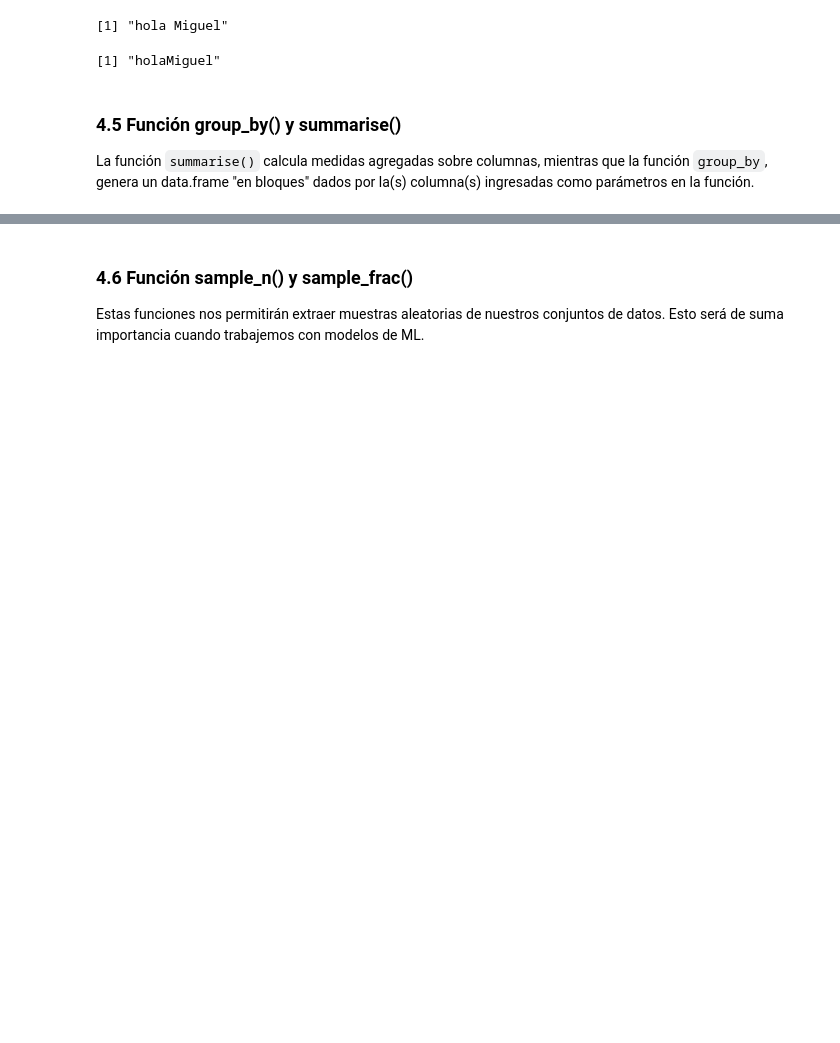
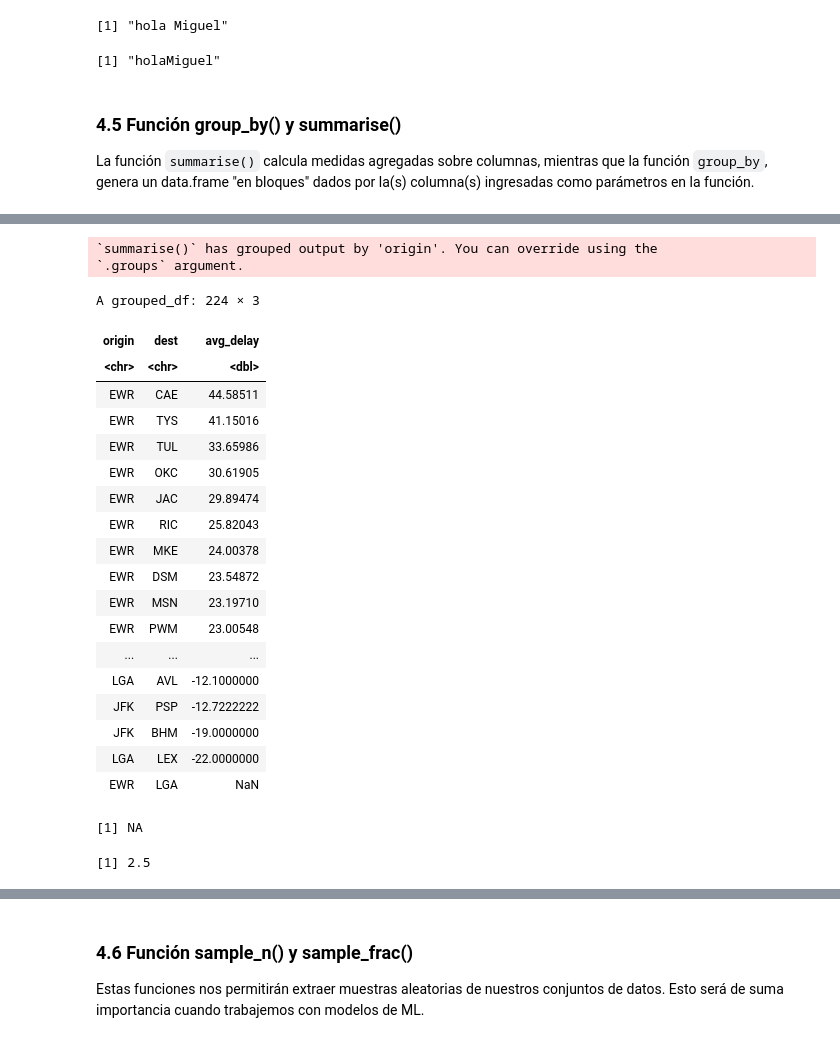
Before and after one commit to crlnpcancino/DBDC_202206_Programacion_en_R_para_ciencia_de_datos, a Jupyter notebook: Clase3/Clase3_01_manipulacion_de_tablas_I_desarrollo.ipynb, the cells around one changed output, grey strips where cells are left out. Saved outputs shown, nothing was run; the diff lists cells and outputs as text; code cells hidden in the pictures; blank space fills up the shorter version.

```diff
--- a/Clase3/Clase3_01_manipulacion_de_tablas_I_desarrollo.ipynb
+++ b/Clase3/Clase3_01_manipulacion_de_tablas_I_desarrollo.ipynb
@@ -690,2 +748,36 @@ exam2
 # %%
 # promedio de retraso de llegada por origen-destino
+vuelos %>%
+  group_by(origin, dest) %>%
+  summarise(avg_delay = mean(arr_delay, na.rm = T)) %>%
+  arrange(desc(avg_delay))
+# %% [output]
+`summarise()` has grouped output by 'origin'. You can override using the
+`.groups` argument.
+A grouped_df: 224 × 3
+| origin | dest | avg_delay |
+| <chr> | <chr> | <dbl> |
+| EWR | CAE | 44.58511 |
+| EWR | TYS | 41.15016 |
+| EWR | TUL | 33.65986 |
+| EWR | OKC | 30.61905 |
+| EWR | JAC | 29.89474 |
+| EWR | RIC | 25.82043 |
+| EWR | MKE | 24.00378 |
+| EWR | DSM | 23.54872 |
+| EWR | MSN | 23.19710 |
+| EWR | PWM | 23.00548 |
+| ... | ... | ... |
+| LGA | AVL | -12.1000000 |
+| JFK | PSP | -12.7222222 |
+| JFK | BHM | -19.0000000 |
+| LGA | LEX | -22.0000000 |
+| EWR | LGA | NaN |
+# %%
+c(1,2,3,NA,4) %>% mean()
+# %% [output]
+[1] NA
+# %%
+c(1,2,3,NA,4) %>% mean(na.rm = T)
+# %% [output]
+[1] 2.5
```
Also changed, not shown: parts of 26 cells of this notebook.
